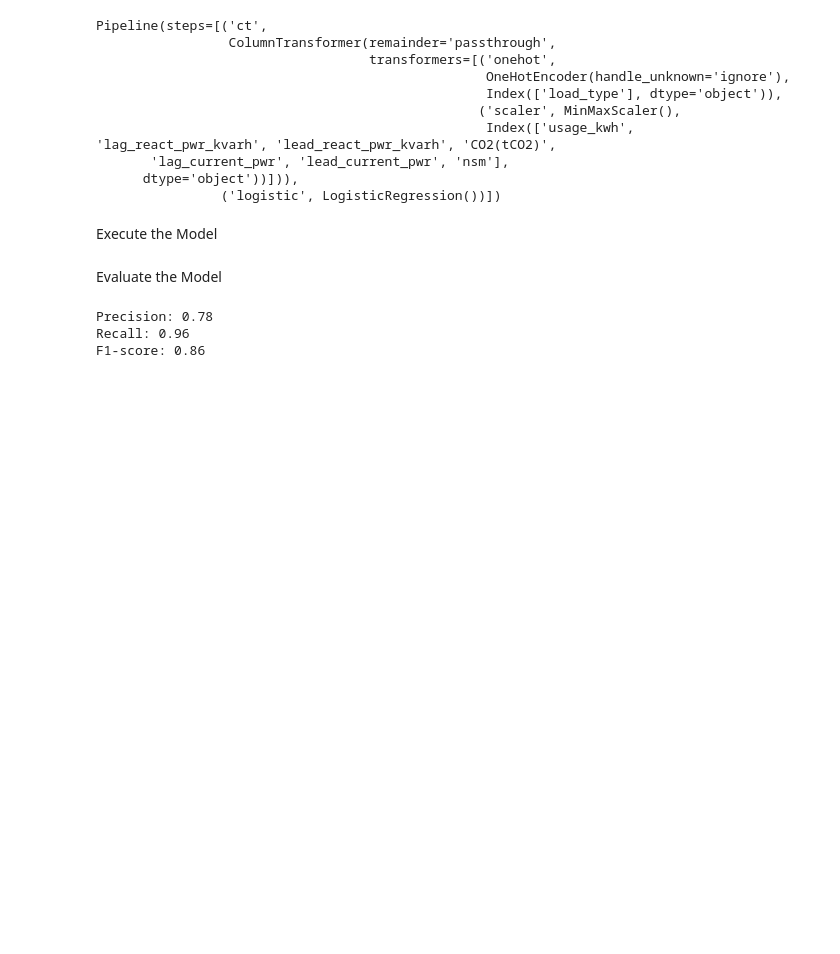
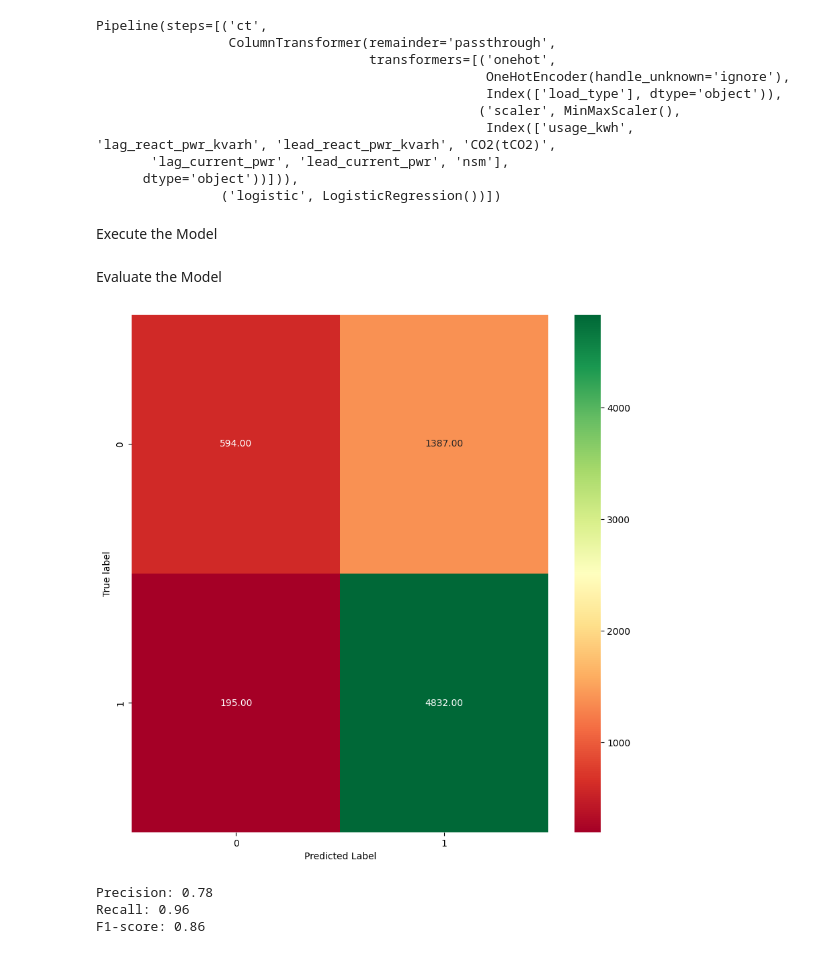
Before and after one commit to kripperda/MLA_KMR, a Jupyter notebook: MLA2_KMR.ipynb, the cells around one changed output. Drawn from its saved outputs; the diff is of its cells as text; code cells hidden in the pictures; blank space fills up the shorter version.

```diff
--- a/MLA2_KMR.ipynb
+++ b/MLA2_KMR.ipynb
@@ -268,33 +283,22 @@ pipeline.fit(X_train, np.ravel(y_train))
 y_pred = (pipeline.predict(X_test))
 # %% [markdown]
 Evaluate the Model
-# %%
-from sklearn.metrics import confusion_matrix, precision_score, recall_score, f1_score # Import necessary functions
-
-#Confusion Matrix
-def plot_cm(y_test, y_pred):
-    cm = confusion_matrix(y_test,y_pred)
-    fig = plt.figure(figsize=(10,10))
-    heatmap = sns.heatmap(cm, annot=True, fmt='.2f', cmap='RdYlGn')
-    plt.ylabel('True label')
-    plt.xlabel('Predicted Label')
-
-
-precision = precision_score(y_test, y_pred)
-recall = recall_score(y_test, y_pred)
-f1 = f1_score(y_test, y_pred)
-
-print(f"Precision: {precision:.2f}")
-print(f"Recall: {recall:.2f}")
-print(f"F1-score: {f1:.2f}")
-
-#ROC Curve Function
-def plot_roc_curve(fpr,tpr):
-  plt.plot(fpr, tpr, linewidth=2)
-  plt.plot([0,1],[0,1], 'k--')
-  plt.xlim([0.0, 1.0])
-  plt.ylim([0.0, 1.0])
-# %% [output]
-Precision: 0.78
-Recall: 0.96
-F1-score: 0.86
+# %%
+from sklearn.metrics import confusion_matrix, precision_score, recall_score, f1_score # Import necessary functions
+
+#Confusion Matrix
+plot_cm(y_test,y_pred)
+# %% [output]
+[figure, added]
+# %%
+precision = precision_score(y_test, y_pred)
+recall = recall_score(y_test, y_pred)
+f1 = f1_score(y_test, y_pred)
+
+print(f"Precision: {precision:.2f}")
+print(f"Recall: {recall:.2f}")
+print(f"F1-score: {f1:.2f}")
+# %% [output]
+Precision: 0.78
+Recall: 0.96
+F1-score: 0.86
```
Also changed, not shown: parts of 8 cells of this notebook.
